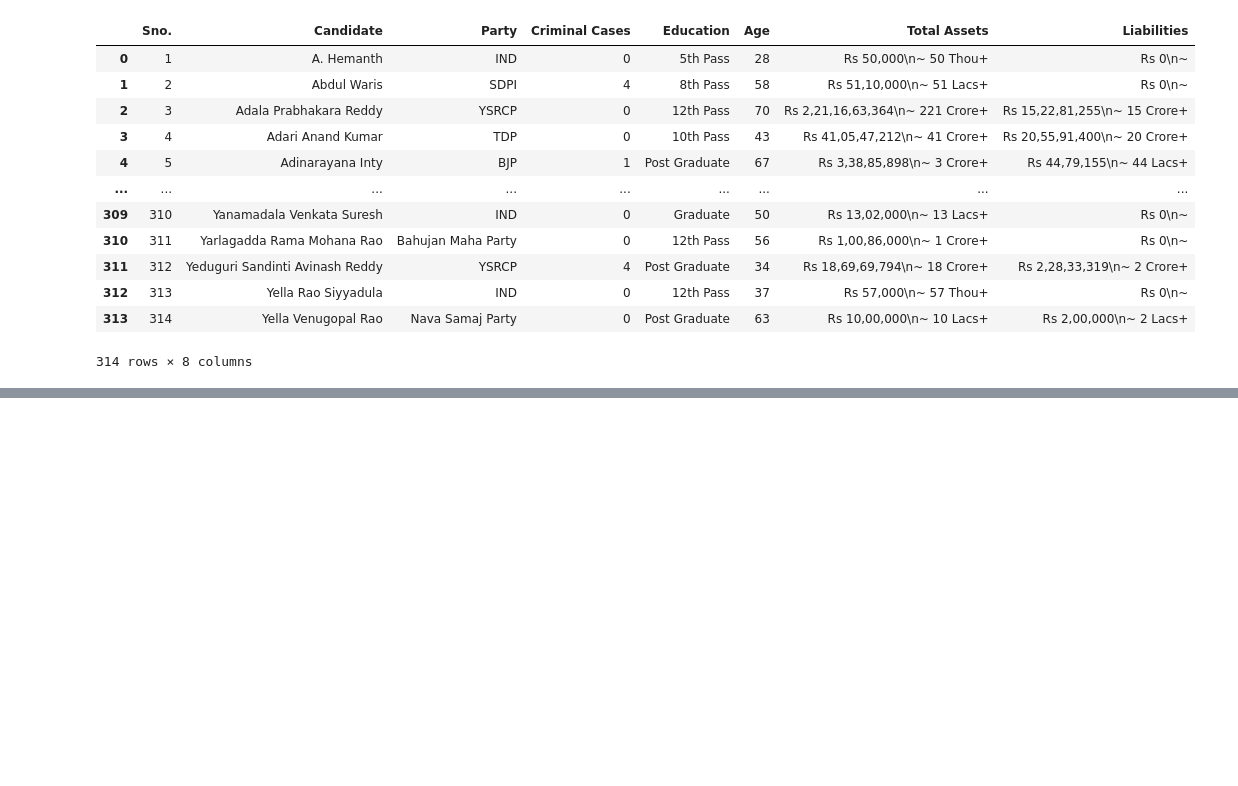
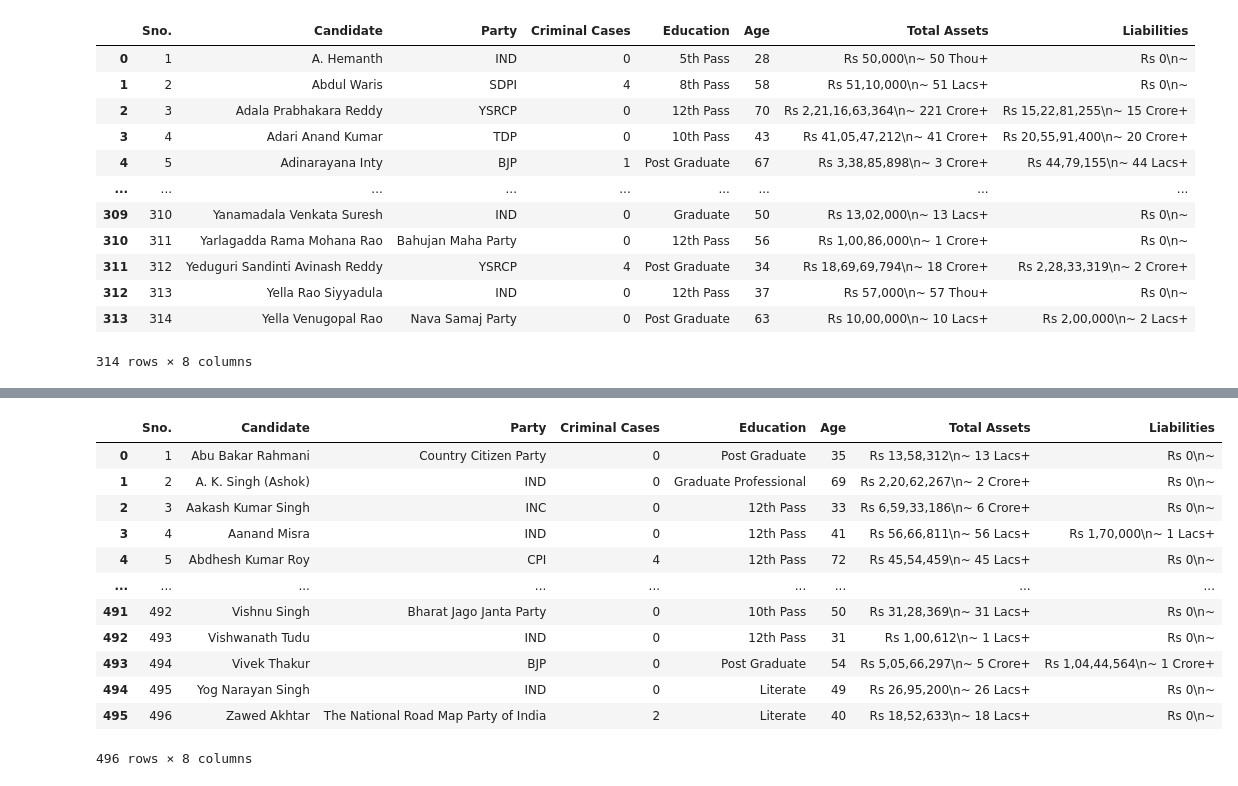
Before and after one commit to iitm-da25b007/MPs-assets, a Jupyter notebook: data_scraper.ipynb, the cells around one changed output, grey strips where cells are left out. Drawn from its saved outputs; the diff is of its cells as text; code cells hidden in the pictures; blank space fills up the shorter version.

```diff
--- a/data_scraper.ipynb
+++ b/data_scraper.ipynb
@@ -251,0 +368,16 @@ Scraping the winner list from wikipedia
+# %%
+bihar_24
+# %% [output]
+|  | Sno. | Candidate | Party | Criminal Cases | Education | Age | Total Assets | Liabilities |
+| 0 | 1 | Abu Bakar Rahmani | Country Citizen Party | 0 | Post Graduate | 35 | Rs 13,58,312\n~ 13 Lacs+ | Rs 0\n~ |
+| 1 | 2 | A. K. Singh (Ashok) | IND | 0 | Graduate Professional | 69 | Rs 2,20,62,267\n~ 2 Crore+ | Rs 0\n~ |
+| 2 | 3 | Aakash Kumar Singh | INC | 0 | 12th Pass | 33 | Rs 6,59,33,186\n~ 6 Crore+ | Rs 0\n~ |
+| 3 | 4 | Aanand Misra | IND | 0 | 12th Pass | 41 | Rs 56,66,811\n~ 56 Lacs+ | Rs 1,70,000\n~ 1 Lacs+ |
+| 4 | 5 | Abdhesh Kumar Roy | CPI | 4 | 12th Pass | 72 | Rs 45,54,459\n~ 45 Lacs+ | Rs 0\n~ |
+| ... | ... | ... | ... | ... | ... | ... | ... | ... |
+| 491 | 492 | Vishnu Singh | Bharat Jago Janta Party | 0 | 10th Pass | 50 | Rs 31,28,369\n~ 31 Lacs+ | Rs 0\n~ |
+| 492 | 493 | Vishwanath Tudu | IND | 0 | 12th Pass | 31 | Rs 1,00,612\n~ 1 Lacs+ | Rs 0\n~ |
+| 493 | 494 | Vivek Thakur | BJP | 0 | Post Graduate | 54 | Rs 5,05,66,297\n~ 5 Crore+ | Rs 1,04,44,564\n~ 1 Crore+ |
+| 494 | 495 | Yog Narayan Singh | IND | 0 | Literate | 49 | Rs 26,95,200\n~ 26 Lacs+ | Rs 0\n~ |
+| 495 | 496 | Zawed Akhtar | The National Road Map Party of India | 2 | Literate | 40 | Rs 18,52,633\n~ 18 Lacs+ | Rs 0\n~ |
+496 rows × 8 columns
```
Also changed, not shown: parts of 16 cells of this notebook, 3 other files.
